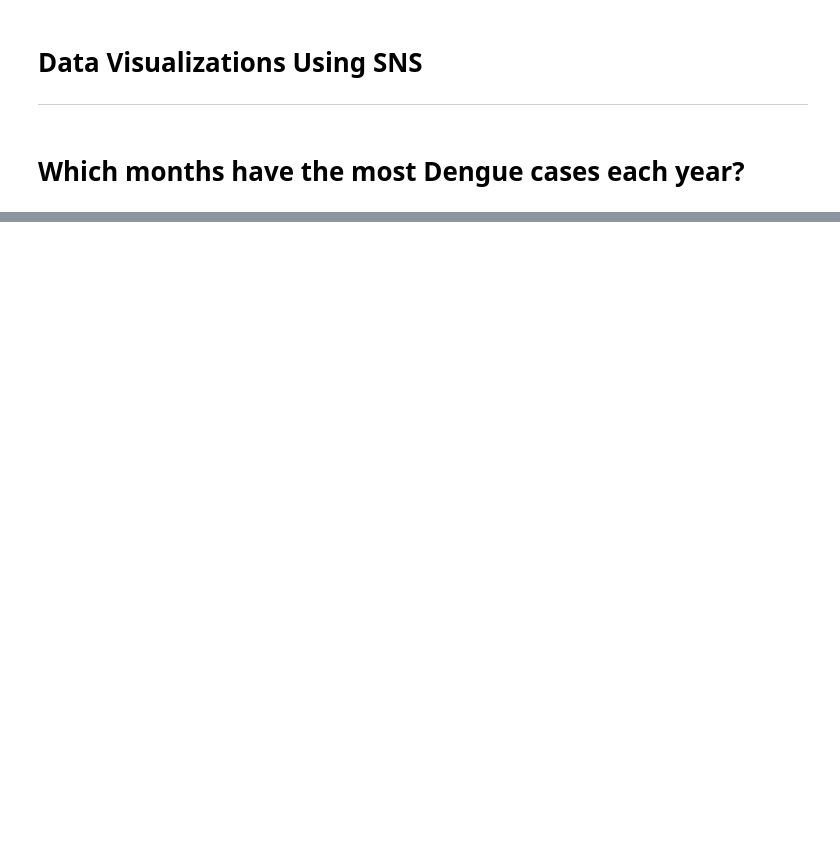
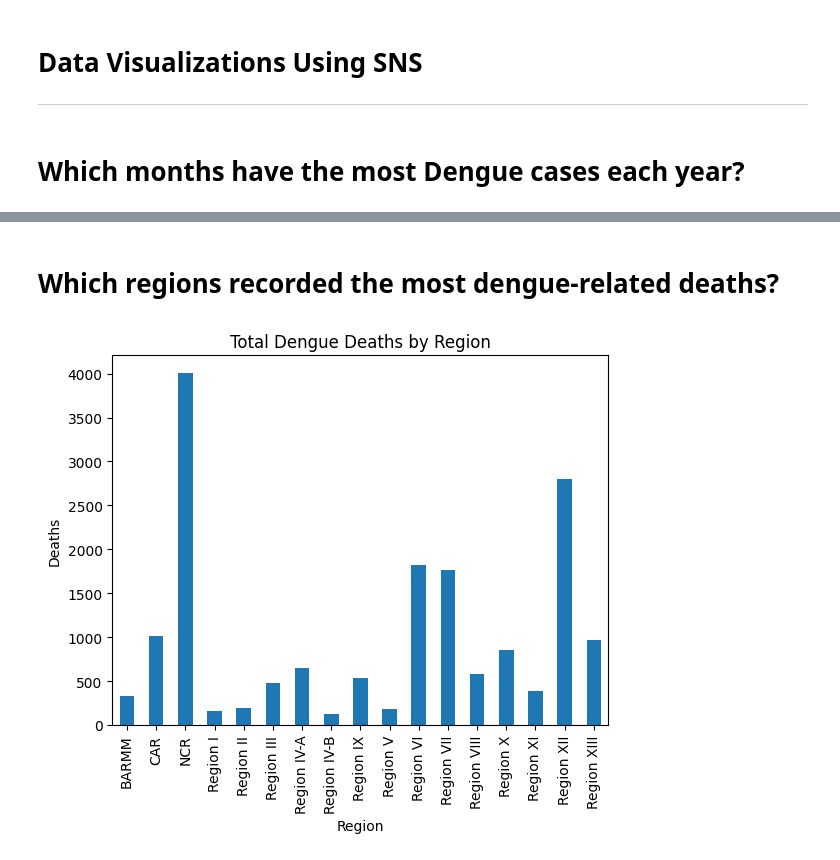
Before and after one commit to hypershesh/ELEC03_GAMBA_2B, a Jupyter notebook: PR3_PHDENGUE_ANALYSIS.ipynb, the cells around one changed output, grey strips where cells are left out. Drawn from its saved outputs; the diff is of its cells as text; code cells hidden in the pictures; blank space fills up the shorter version.

```diff
--- a/PR3_PHDENGUE_ANALYSIS.ipynb
+++ b/PR3_PHDENGUE_ANALYSIS.ipynb
@@ -116,0 +134,10 @@ plt.show()
+# %% [markdown]
+# Which regions recorded the most dengue-related deaths?
+# %%
+dengue.groupby("Region")["Dengue_Deaths"].sum().plot(kind='bar')
+plt.title("Total Dengue Deaths by Region")
+plt.xlabel("Region")
+plt.ylabel("Deaths")
+plt.show()
+# %% [output]
+[figure, added]
```
Also changed, not shown: parts of 29 cells of this notebook.
